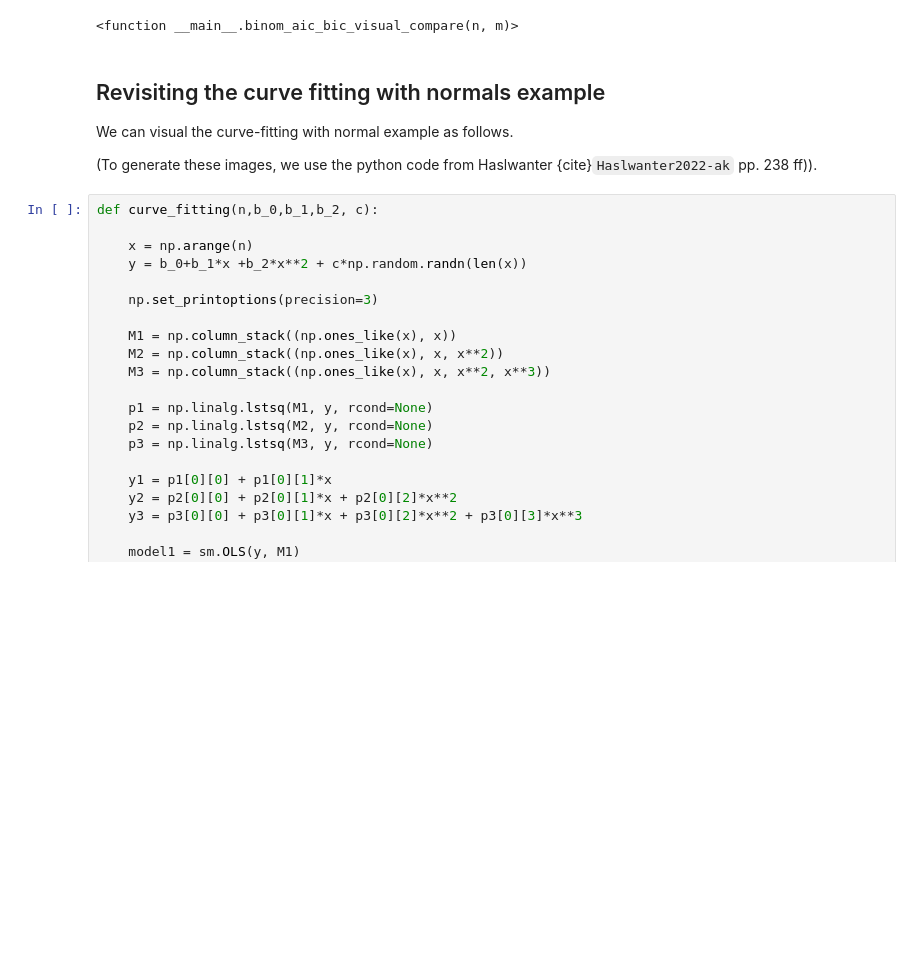
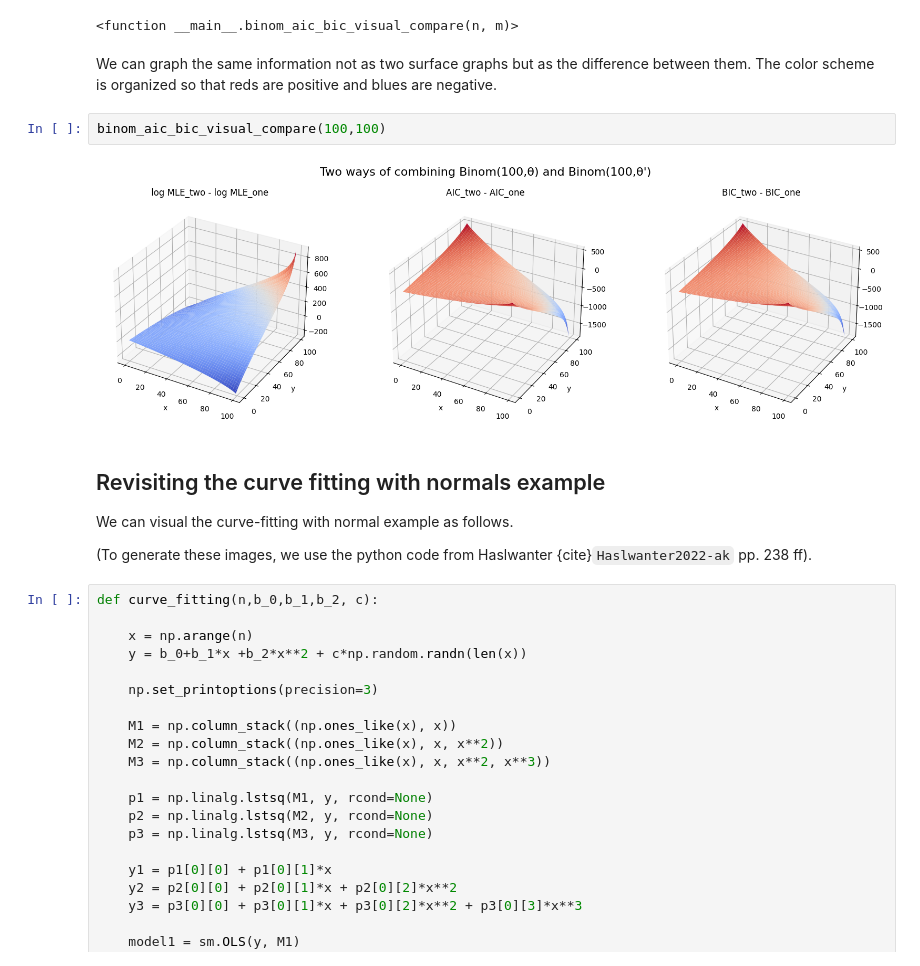
Before and after one commit to logic-teaching/philstatsbook, a Jupyter notebook: Chap15.ipynb, the cells around one changed output. Cells and saved outputs as stored; diff of their text form; blank space fills up the shorter version.

```diff
--- a/Chap15.ipynb
+++ b/Chap15.ipynb
@@ -199,12 +209,18 @@ interact(binom_aic_bic_visual_compare, n=(1, 500), m=(1, 500))
 # %% [output]
 interactive(children=(IntSlider(value=250, description='n', max=500, min=1), IntSlider(value=250, description=…
 <function __main__.binom_aic_bic_visual_compare(n, m)>
+# %% [markdown]
+We can graph the same information not as two surface graphs but as the difference between them. The color scheme is organized so that reds are positive and blues are negative.
+# %%
+binom_aic_bic_visual_compare(100,100)
+# %% [output]
+[figure, added]
 # %% [markdown]
 ## Revisiting the curve fitting with normals example
 
 We can visual the curve-fitting with normal example as follows.
 
-(To generate these images, we use the python code from Haslwanter {cite}`Haslwanter2022-ak` pp. 238 ff)).
+(To generate these images, we use the python code from Haslwanter {cite}`Haslwanter2022-ak` pp. 238 ff).
 # %%
 def curve_fitting(n,b_0,b_1,b_2, c):
 
```
Also changed, not shown: parts of 5 cells of this notebook, 42 other files.
